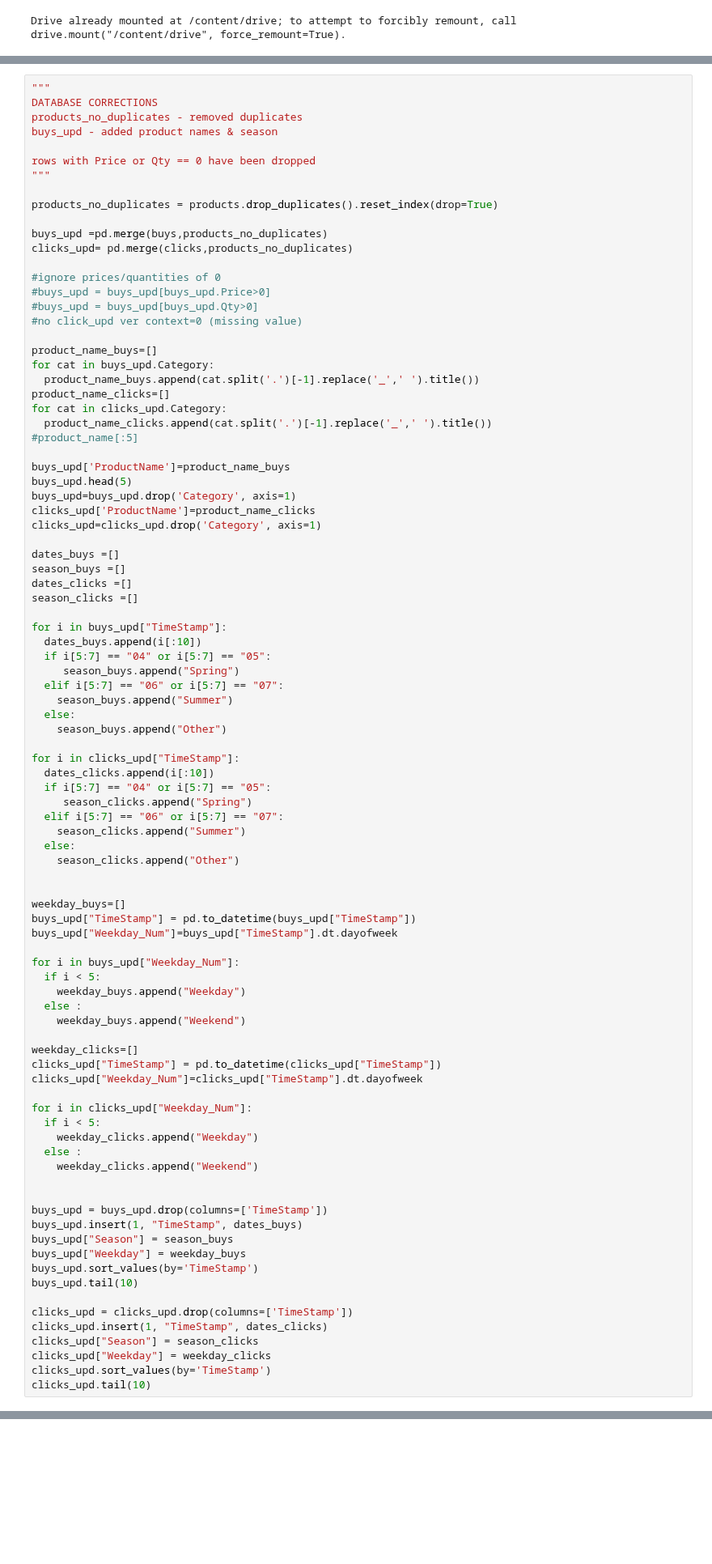
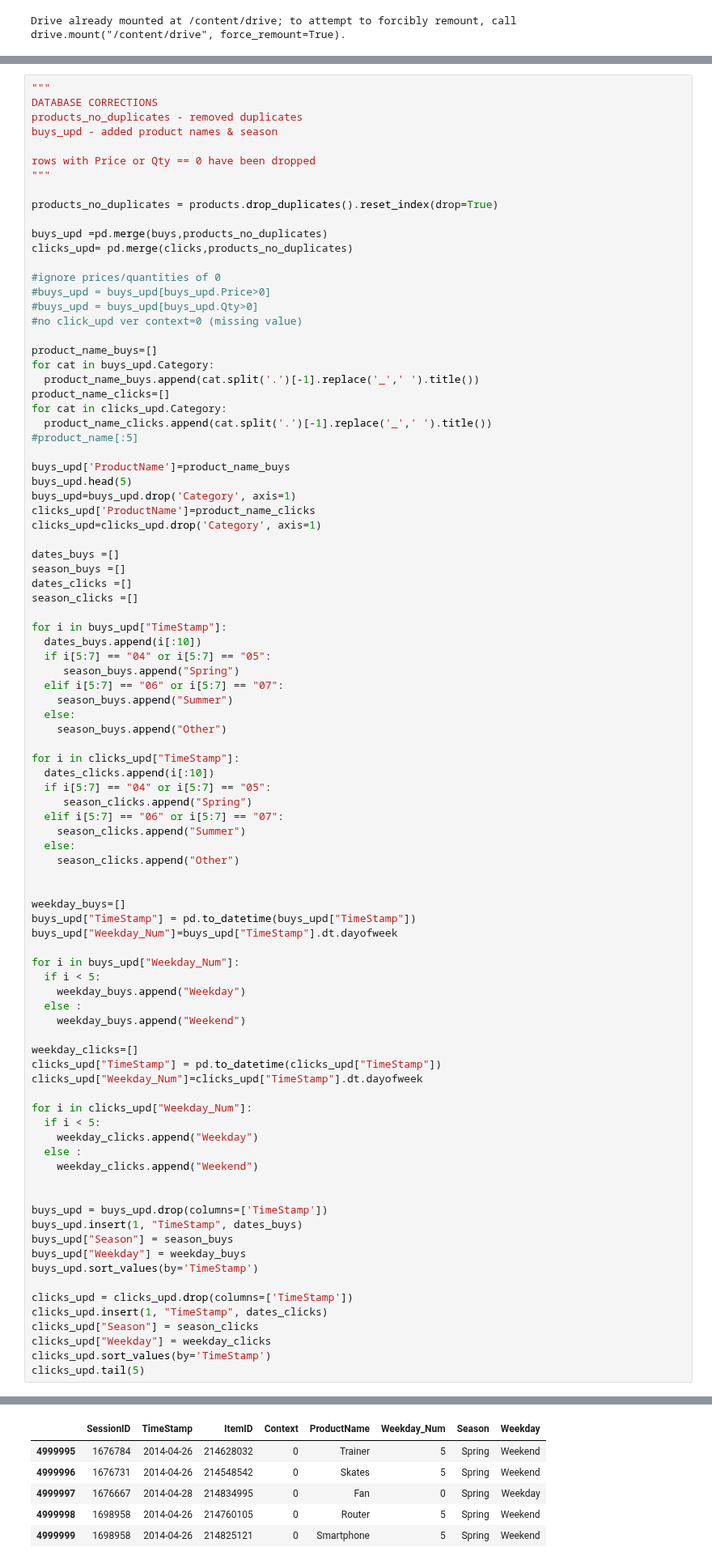
Before and after one commit to flpsantos3/PD_01, a Jupyter notebook: PD_202021_P1.ipynb, the cells around one changed output, grey strips where cells are left out. Shown at 81% size. Saved outputs shown, nothing was run; the diff lists cells and outputs as text; blank space fills up the shorter version.

```diff
--- a/PD_202021_P1.ipynb
+++ b/PD_202021_P1.ipynb
@@ -238,12 +259,11 @@ buys_upd.insert(1, "TimeStamp", dates_buys)
 buys_upd["Season"] = season_buys
 buys_upd["Weekday"] = weekday_buys
 buys_upd.sort_values(by='TimeStamp')
-buys_upd.tail(10)
 
 clicks_upd = clicks_upd.drop(columns=['TimeStamp'])
 clicks_upd.insert(1, "TimeStamp", dates_clicks)
 clicks_upd["Season"] = season_clicks
 clicks_upd["Weekday"] = weekday_clicks
 clicks_upd.sort_values(by='TimeStamp')
-clicks_upd.tail(10)
+clicks_upd.tail(5)
 # %% [output]
@@ -251 +270,7 @@ NameError: ignored
+|  | SessionID | TimeStamp | ItemID | Context | ProductName | Weekday_Num | Season | Weekday |
+| 4999995 | 1676784 | 2014-04-26 | 214628032 | 0 | Trainer | 5 | Spring | Weekend |
+| 4999996 | 1676731 | 2014-04-26 | 214548542 | 0 | Skates | 5 | Spring | Weekend |
+| 4999997 | 1676667 | 2014-04-28 | 214834995 | 0 | Fan | 0 | Spring | Weekday |
+| 4999998 | 1698958 | 2014-04-26 | 214760105 | 0 | Router | 5 | Spring | Weekend |
+| 4999999 | 1698958 | 2014-04-26 | 214825121 | 0 | Smartphone | 5 | Spring | Weekend |
 # %%
```
Also changed, not shown: parts of 19 cells of this notebook.
